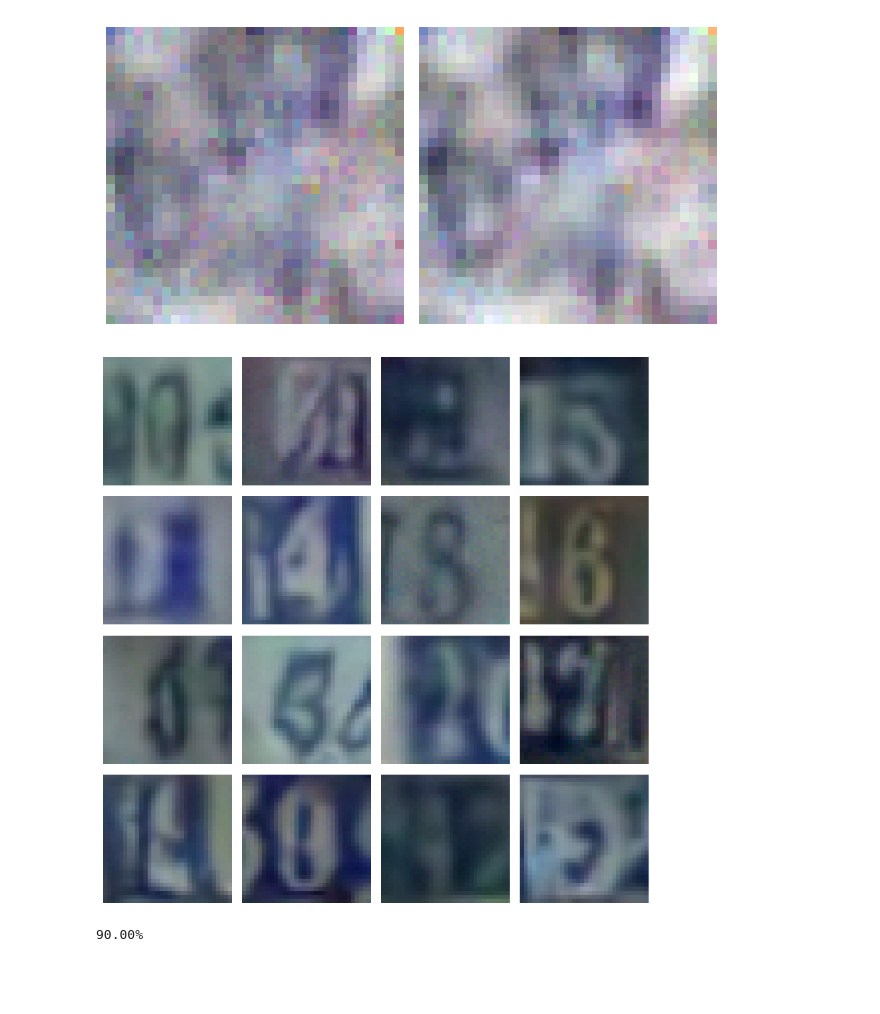
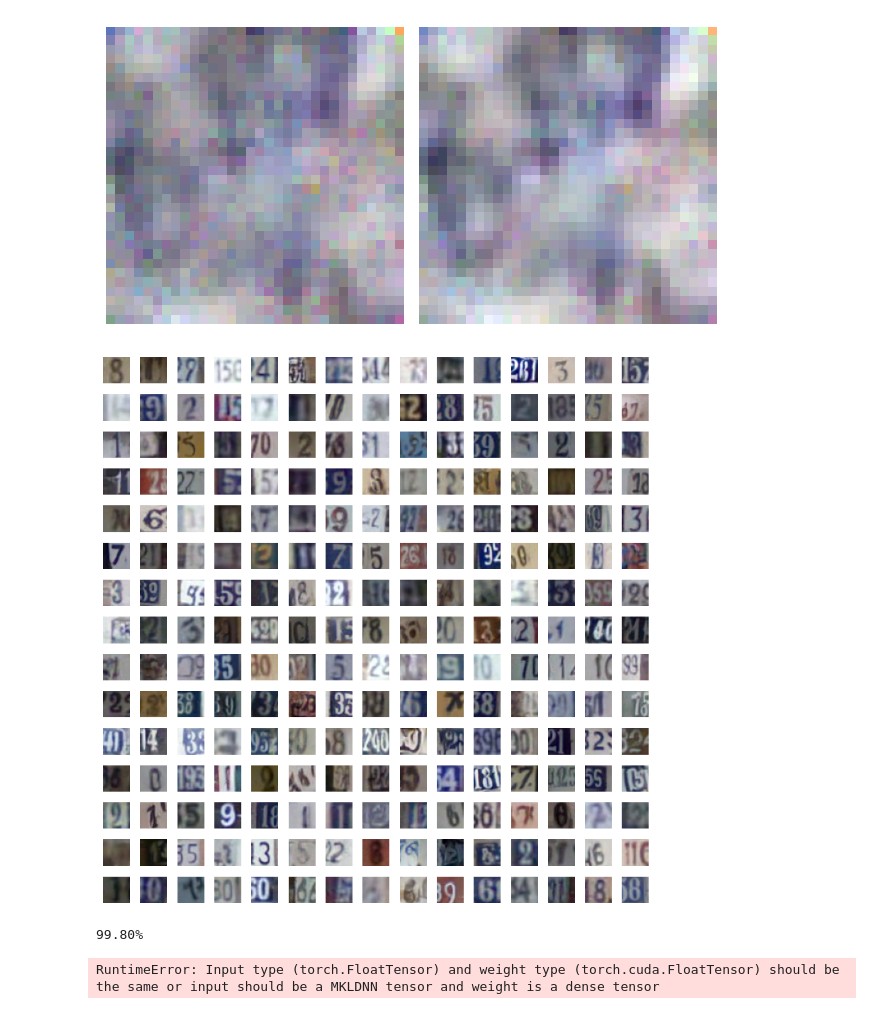
Before and after one commit to bredisrising/PaperTrails, a Jupyter notebook: flow_matching/sample.ipynb, the cells around one changed output. Cells and saved outputs as stored; diff of their text form; code cells hidden in the pictures; blank space fills up the shorter version.

```diff
--- a/flow_matching/sample.ipynb
+++ b/flow_matching/sample.ipynb
@@ -8,4 +16,7 @@ from IPython.display import clear_output, display
+# %%
+device = 'cuda'
 # %%
 net = UNet()
-net.load_state_dict(torch.load("ckpt.pt"))
+net.load_state_dict(torch.load("./numbers/ckpt.pt"))
 net.eval()
+net = net.to(device)
@@ -75,37 +68,93 @@ plt.show()
 # %% [output]
 98.00%
 [figure]
-# %%
-device = 'cpu'
 # %%
-B = 16
-N = 25
-noise = torch.randn((B, 3, 32, 32), device=device)
+B = 15
+N = 500
+noise = torch.randn((B**2, 3, 32, 32), device=device)
 sample = noise
 
-fig, axes = plt.subplots(4, 4, figsize=(8, 8))
+fig, axes = plt.subplots(B, B, figsize=(8, 8))
 ims = []
 for ax in axes.flat:
     im = ax.imshow(torch.zeros(32, 32, 3))
     ax.axis('off')
     ims.append(im)
 plt.tight_layout()
 
 with torch.no_grad():
     for step in range(N):
-        t = torch.full((B, 1, 1, 1), step / N, device=sample.device)
+        t = torch.full((B**2, 1, 1, 1), step / N, device=sample.device)
         sample = sample + net(sample, t) * (1 / N)
 
         grid = (sample / 2.0 + 0.5).clamp(0.0, 1.0).cpu().permute(0, 2, 3, 1).numpy()
 
         for j, im in enumerate(ims):
             im.set_data(grid[j])
 
         clear_output(wait=True)
         display(fig)
         print(f"{step/N*100:.2f}%")
 
 plt.close(fig)
 # %% [output]
-[figure, old version]
+[figure, new version]
-90.00%
+99.80%
+# %%
+# Bilinear slerp grid: 4 random noise samples at the corners,
+# spherical interpolation across an NxN grid. Reveals the smooth
+# structure of noise-space and how the learned velocity field
+# maps neighboring noises to neighboring images.
+
+GRID = 8       # NxN grid (so 64 samples)
+N_STEPS = 50
+C, H, W = 3, 32, 32
+
+def slerp(a, b, t):
+    # a, b: (..., D) tensors. t: scalar in [0, 1].
+    a_flat = a.reshape(a.shape[0], -1)
+    b_flat = b.reshape(b.shape[0], -1)
+    a_n = a_flat / a_flat.norm(dim=-1, keepdim=True)
+    b_n = b_flat / b_flat.norm(dim=-1, keepdim=True)
+    dot = (a_n * b_n).sum(dim=-1, keepdim=True).clamp(-1+1e-6, 1-1e-6)
+    theta = torch.acos(dot)
+    sin_th = torch.sin(theta)
+    w_a = torch.sin((1 - t) * theta) / sin_th
+    w_b = torch.sin(t * theta) / sin_th
+    out = w_a * a_flat + w_b * b_flat
+    return out.reshape(a.shape)
+
+# 4 corners of the grid: top-left, top-right, bottom-left, bottom-right
+torch.manual_seed(0)  # change for different scenes
+corners = torch.randn(4, C, H, W)
+TL, TR, BL, BR = corners[0:1], corners[1:2], corners[2:3], corners[3:4]
+
+# Build the GRID x GRID noise tensor via bilinear slerp
+noises = []
+for i in range(GRID):
+    u = i / (GRID - 1)
+    left  = slerp(TL, BL, u)
+    right = slerp(TR, BR, u)
+    for j in range(GRID):
+        v = j / (GRID - 1)
+        noises.append(slerp(left, right, v))
+noise = torch.cat(noises, dim=0)   # (GRID*GRID, C, H, W)
+
+B = noise.shape[0]
+sample = noise.clone()
+with torch.no_grad():
+    for i in range(N_STEPS):
+        t = torch.full((B, 1, 1, 1), i / N_STEPS)
+        sample = sample + net(sample, t) * (1.0 / N_STEPS)
+        print(f'{(i+1)/N_STEPS*100:.0f}%', end='\r')
+
+grid = (sample / 2.0 + 0.5).clamp(0.0, 1.0)
+
+fig, axes = plt.subplots(GRID, GRID, figsize=(GRID, GRID))
+for k, ax in enumerate(axes.flat):
+    ax.imshow(grid[k].permute(1, 2, 0))
+    ax.axis('off')
+plt.subplots_adjust(wspace=0.02, hspace=0.02)
+plt.show()
+# %% [output]
+RuntimeError: Input type (torch.FloatTensor) and weight type (torch.cuda.FloatTensor) should be the same or input should be a MKLDNN tensor and weight is a dense tensor
```
Also changed, not shown: parts of 5 cells of this notebook, 2 other files.
